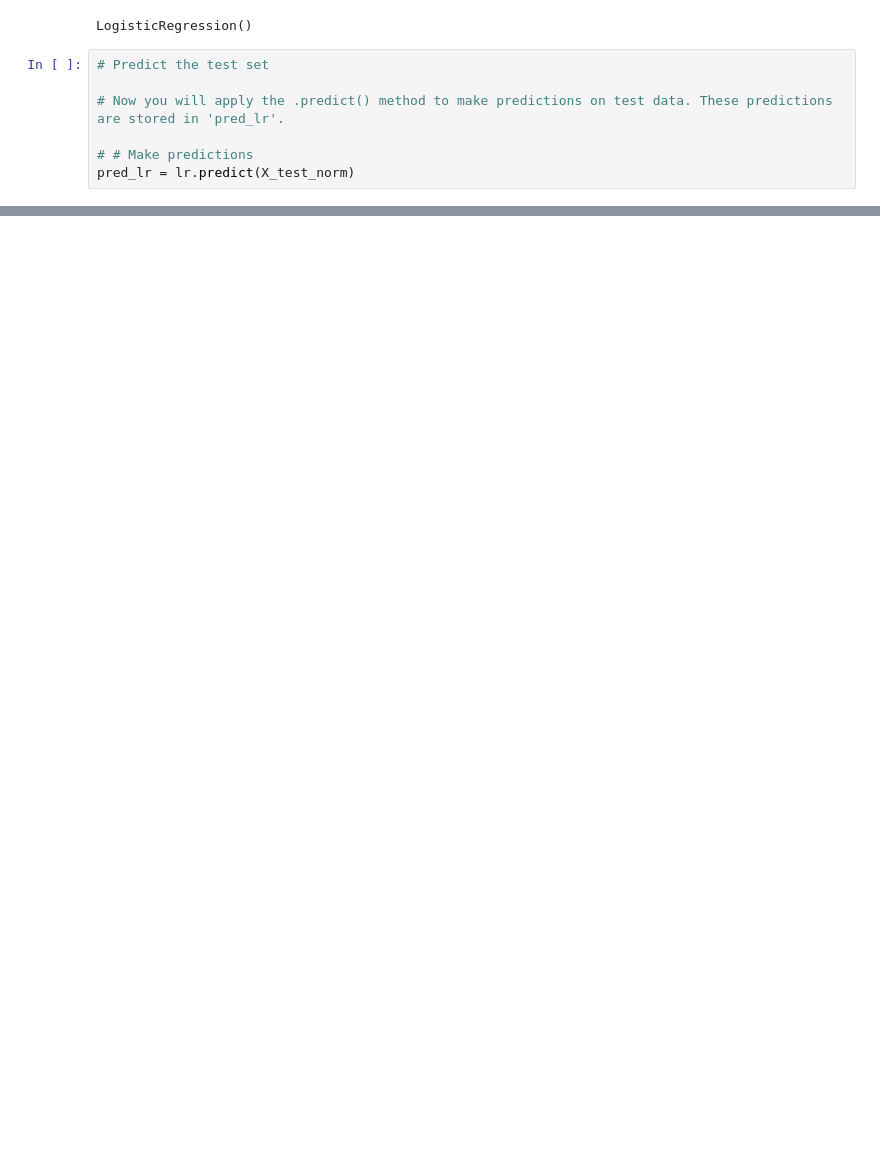
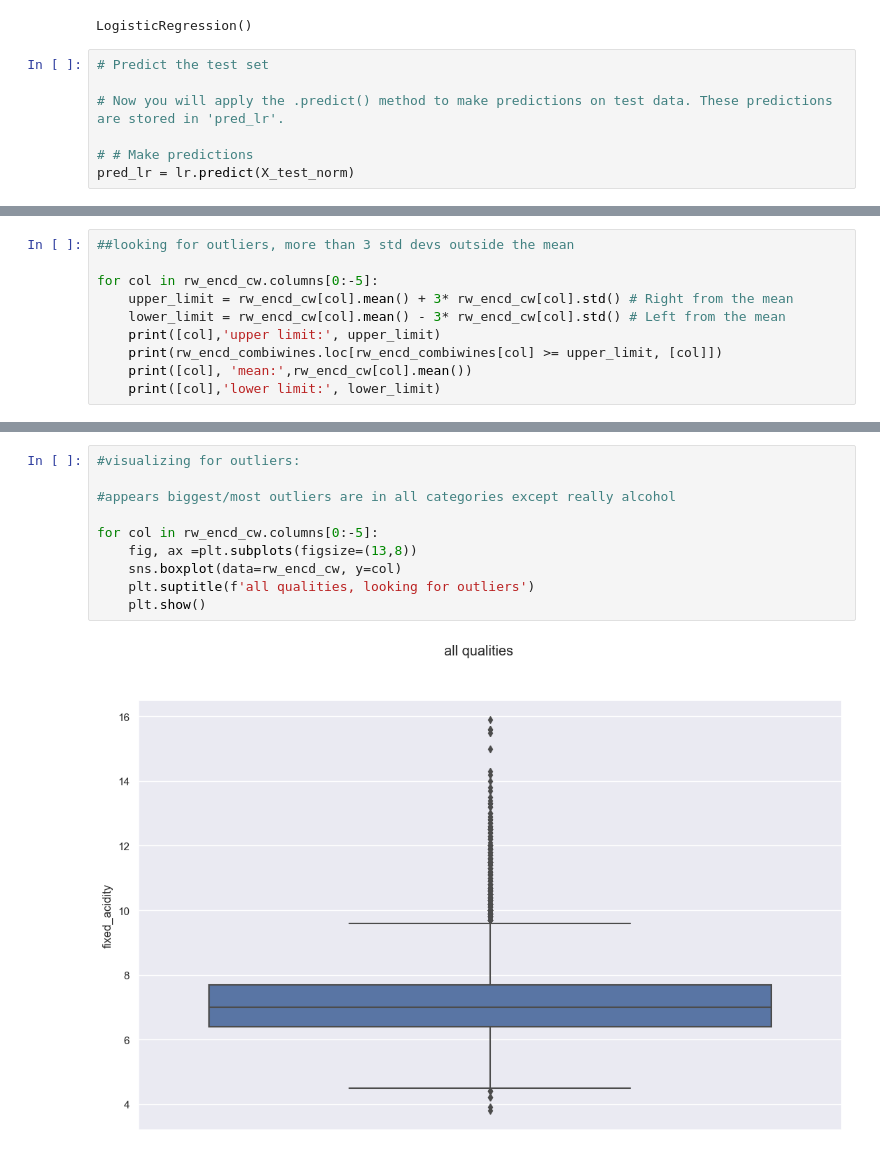
Before and after one commit to cdb8675309/-mod1-project2-Sprint-3, a Jupyter notebook: Sprint_3.ipynb, the cells around one changed output, grey strips where cells are left out. Drawn from its saved outputs; the diff is of its cells as text; blank space fills up the shorter version.

```diff
--- a/Sprint_3.ipynb
+++ b/Sprint_3.ipynb
@@ -458,0 +545,10 @@ weighted avg       0.99      0.99      0.99      1300
+# %%
+##looking for outliers, more than 3 std devs outside the mean
+
+for col in rw_encd_cw.columns[0:-5]:
+    upper_limit = rw_encd_cw[col].mean() + 3* rw_encd_cw[col].std() # Right from the mean
+    lower_limit = rw_encd_cw[col].mean() - 3* rw_encd_cw[col].std() # Left from the mean
+    print([col],'upper limit:', upper_limit)
+    print(rw_encd_combiwines.loc[rw_encd_combiwines[col] >= upper_limit, [col]])
+    print([col], 'mean:',rw_encd_cw[col].mean())
+    print([col],'lower limit:', lower_limit)
@@ -458,0 +573,12 @@ weighted avg       0.99      0.99      0.99      1300
+# %%
+#visualizing for outliers:
+
+#appears biggest/most outliers are in all categories except really alcohol
+
+for col in rw_encd_cw.columns[0:-5]:
+    fig, ax =plt.subplots(figsize=(13,8))
+    sns.boxplot(data=rw_encd_cw, y=col)
+    plt.suptitle(f'all qualities, looking for outliers')
+    plt.show()
+# %% [output]
+[figure, added]
```
Also changed, not shown: parts of 48 cells of this notebook.
